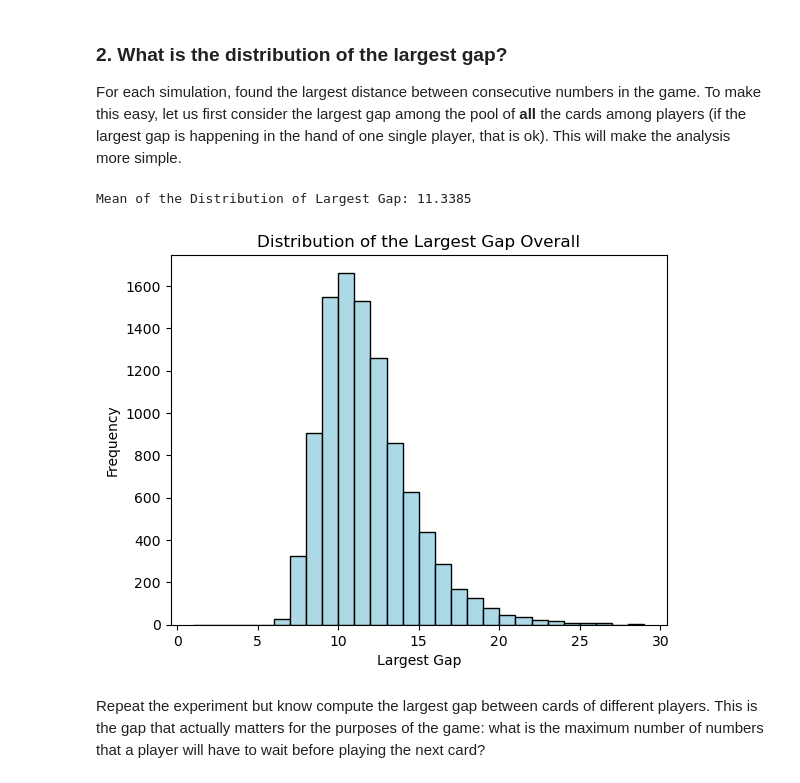
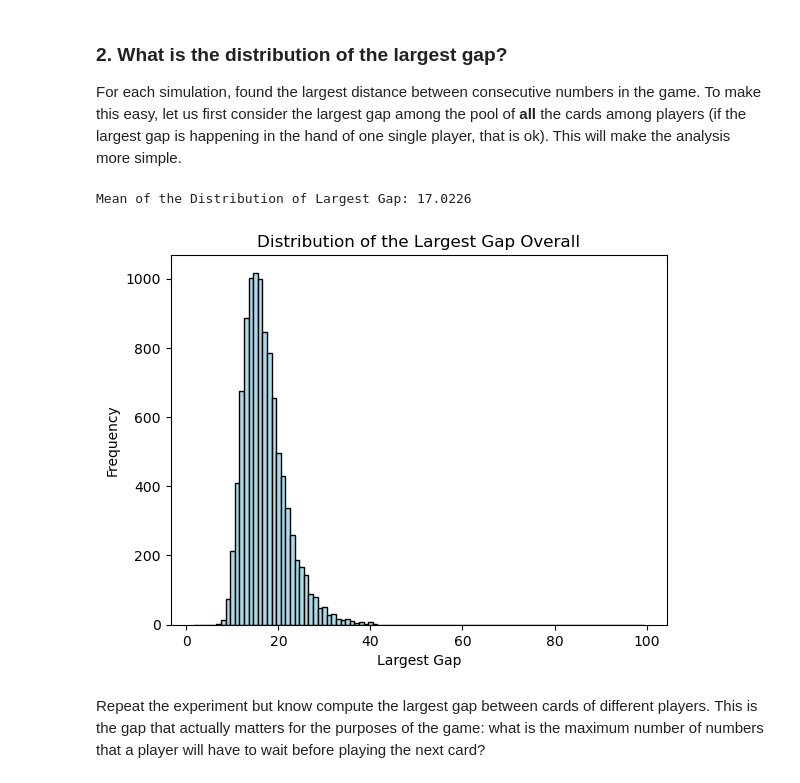
Before and after one commit to UCB-stat-201a-fall23/projectno1-themind-lmurai, a Jupyter notebook: Project01-TheMind.ipynb, the cells around one changed output. Cells and saved outputs as stored; diff of their text form; code cells hidden in the pictures.

```diff
--- a/Project01-TheMind.ipynb
+++ b/Project01-TheMind.ipynb
@@ -79,7 +79,7 @@ num_runs = 10000
 lowest_cards_array = np.zeros(num_runs)
 
 N = 100
-n = 10
+n = 6
 k = 3
 
 for i in range(num_runs):
@@ -90,7 +90,7 @@ for i in range(num_runs):
 # Plot the distribution of the lowest card
 # np.arrange(start,end,increment by) - creates an array of values
 # np.arrage(0,100,1) - creates an array array with numbers 0-99
-plt.hist(lowest_cards_array, bins=np.arange(0,30,1), edgecolor="black", color="lightblue")
+plt.hist(lowest_cards_array, bins=np.arange(0.5,50+.5,1), edgecolor="black", color="lightblue")
 plt.title("Distribution of Lowest Card in The Mind")
 plt.xlabel("Lowest Card")
 plt.ylabel("Frequency")
@@ -106,36 +106,36 @@ For each simulation, found the largest distance between consecutive numbers in t
 
 # here there are 6 players and each person gets 3 cards - total 18 cards
 # out of the 18 cards we find sort
 
 largest_gaps_array = np.zeros(num_runs)
 
 # Run simulations
 for i in range(num_runs):
     cards = sample_cards(N, n, k)  # Sample cards
     flattened_cards = cards.flatten()  # flattens an array of an array to one array
     sorted_cards = np.sort(flattened_cards)  # Sort the flattened array
 
     # Calculate the gaps between consecutive numbers of the soreted array
     gaps = np.diff(sorted_cards)
 
     # Find the largest gap
     largest_gap = np.max(gaps)
 
     # Store the largest gap in the array
     largest_gaps_array[i] = largest_gap
 
 print(f"Mean of the Distribution of Largest Gap: {np.mean(largest_gaps_array)}")
 
 # Plot the distribution of the largest gap
-plt.hist(largest_gaps_array, bins=np.arange(1,30,1), edgecolor="black", color="lightblue")
+plt.hist(largest_gaps_array, bins=np.arange(1.5,N+.5,1), edgecolor="black", color="lightblue")
 #plt.hist(largest_gaps_array, bins=np.arange(np.min(largest_gaps_array), np.max(largest_gaps_array)+1), edgecolor="black",color="lightblue")
 plt.xlabel("Largest Gap")
 plt.ylabel("Frequency")
 plt.title("Distribution of the Largest Gap Overall")
 plt.show()
 # %% [output]
-Mean of the Distribution of Largest Gap: 11.3385
+Mean of the Distribution of Largest Gap: 17.0226
-[figure, old version]
+[figure, new version]
 # %% [markdown]
 Repeat the experiment but know compute the largest gap between cards of different players. This is the gap that actually matters for the purposes of the game: what is the maximum number of numbers that a player will have to wait before playing the next card?
 # %% [markdown]
```
Also changed, not shown: parts of 18 cells of this notebook.
